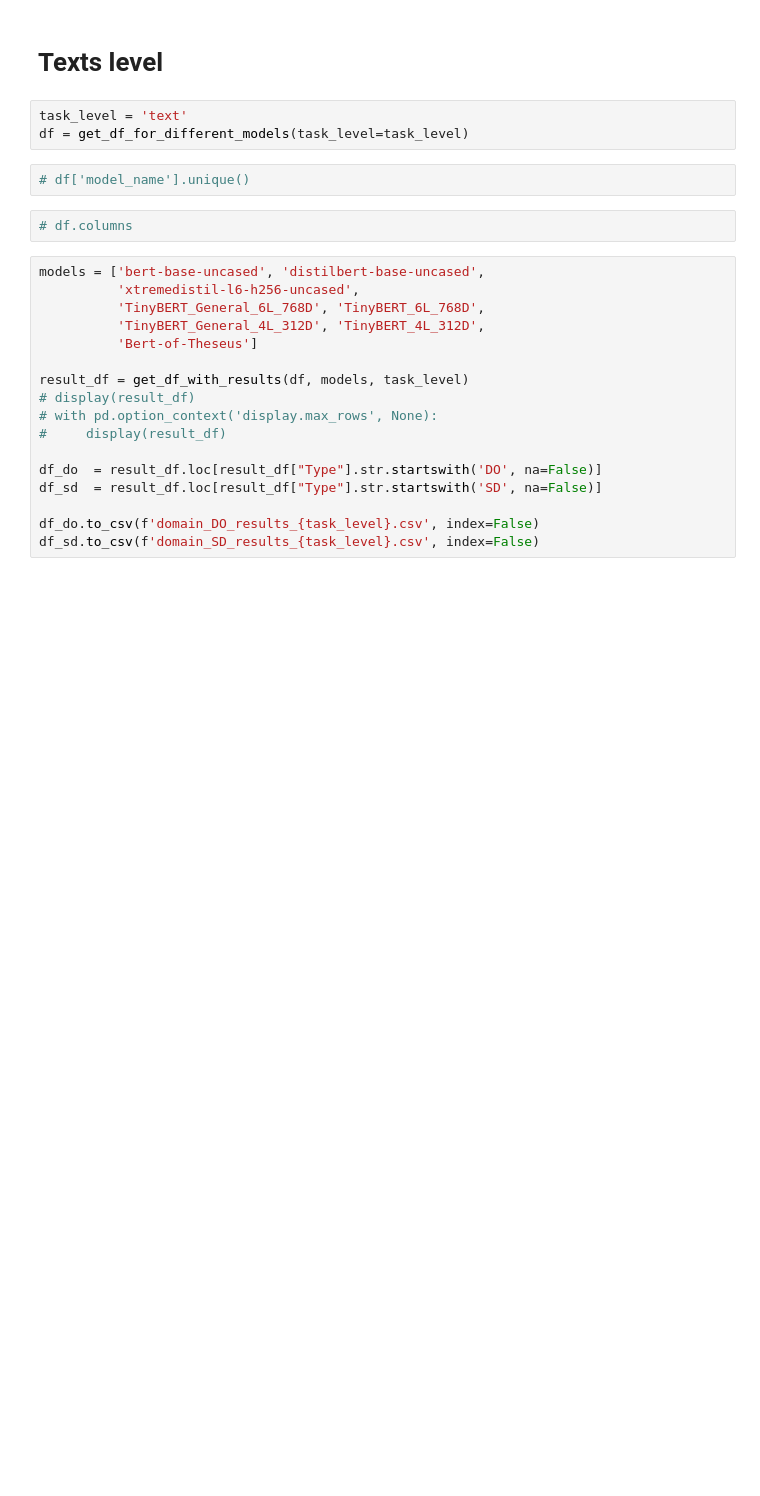
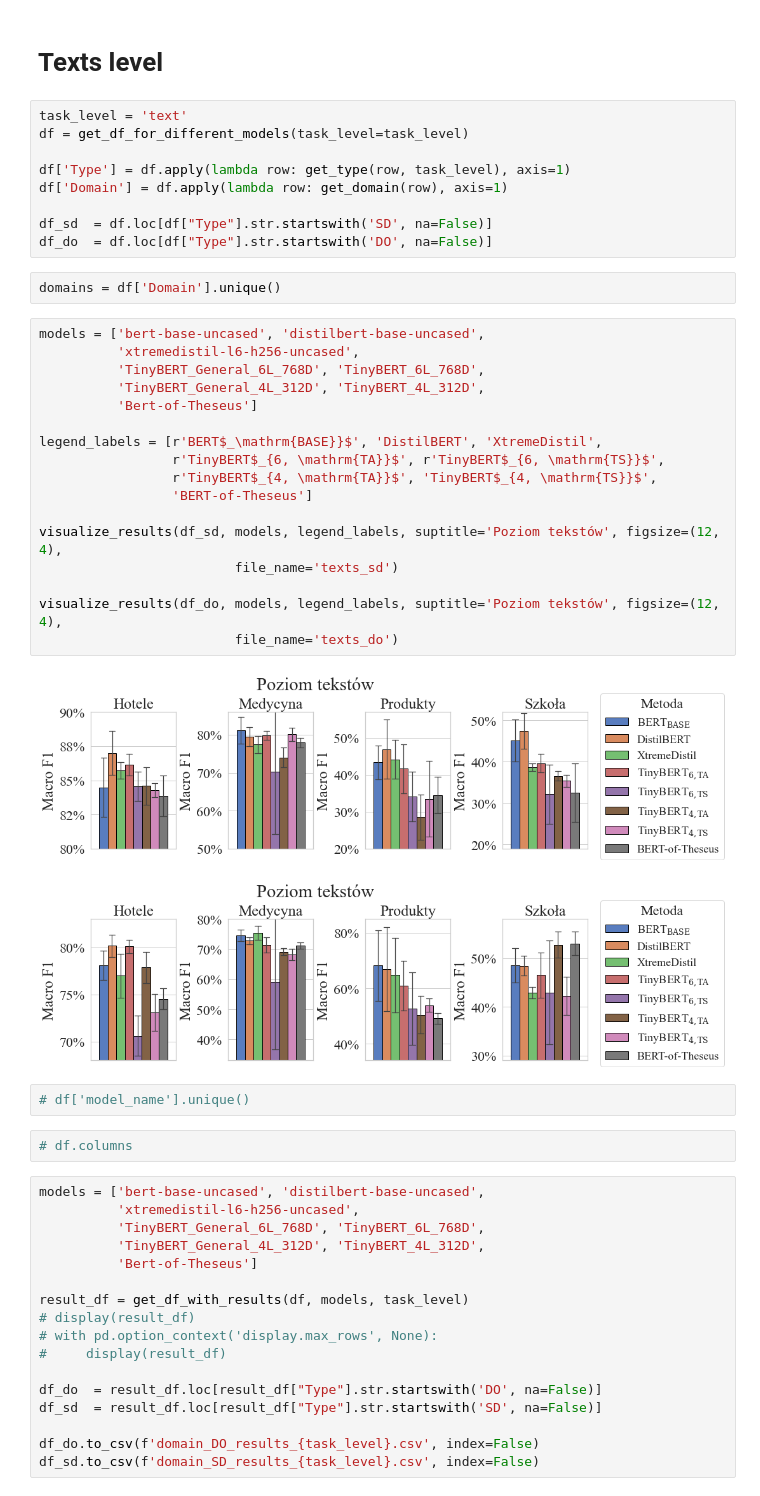
Before and after one commit to wojtek11530/DistilledVsNondistilled, a Jupyter notebook: notebooks/domain_results_analysis.ipynb, the cells around one changed output. Saved outputs shown, nothing was run; the diff lists cells and outputs as text; blank space fills up the shorter version.

```diff
--- a/notebooks/domain_results_analysis.ipynb
+++ b/notebooks/domain_results_analysis.ipynb
@@ -192,6 +244,34 @@ def get_df_with_results(df: pd.DataFrame, models: List[str], task_level: str):
 # %%
 task_level = 'text'
 df = get_df_for_different_models(task_level=task_level)
+
+df['Type'] = df.apply(lambda row: get_type(row, task_level), axis=1)
+df['Domain'] = df.apply(lambda row: get_domain(row), axis=1)
+
+df_sd  = df.loc[df["Type"].str.startswith('SD', na=False)]
+df_do  = df.loc[df["Type"].str.startswith('DO', na=False)]
+# %%
+domains = df['Domain'].unique()
+# %%
+models = ['bert-base-uncased', 'distilbert-base-uncased',
+          'xtremedistil-l6-h256-uncased',
+          'TinyBERT_General_6L_768D', 'TinyBERT_6L_768D',
+          'TinyBERT_General_4L_312D', 'TinyBERT_4L_312D',
+          'Bert-of-Theseus']
+
+legend_labels = [r'BERT$_\mathrm{BASE}}$', 'DistilBERT', 'XtremeDistil',
+                 r'TinyBERT$_{6, \mathrm{TA}}$', r'TinyBERT$_{6, \mathrm{TS}}$',
+                 r'TinyBERT$_{4, \mathrm{TA}}$', 'TinyBERT$_{4, \mathrm{TS}}$',
+                 'BERT-of-Theseus']
+
+visualize_results(df_sd, models, legend_labels, suptitle='Poziom tekstów', figsize=(12, 4),
+                         file_name='texts_sd')
+
+visualize_results(df_do, models, legend_labels, suptitle='Poziom tekstów', figsize=(12, 4),
+                         file_name='texts_do')
+# %% [output]
+[figure, added]
+[figure, added]
 # %%
 # df['model_name'].unique()
 # %%
```
Also changed, not shown: parts of 5 cells of this notebook, 5 other files.
